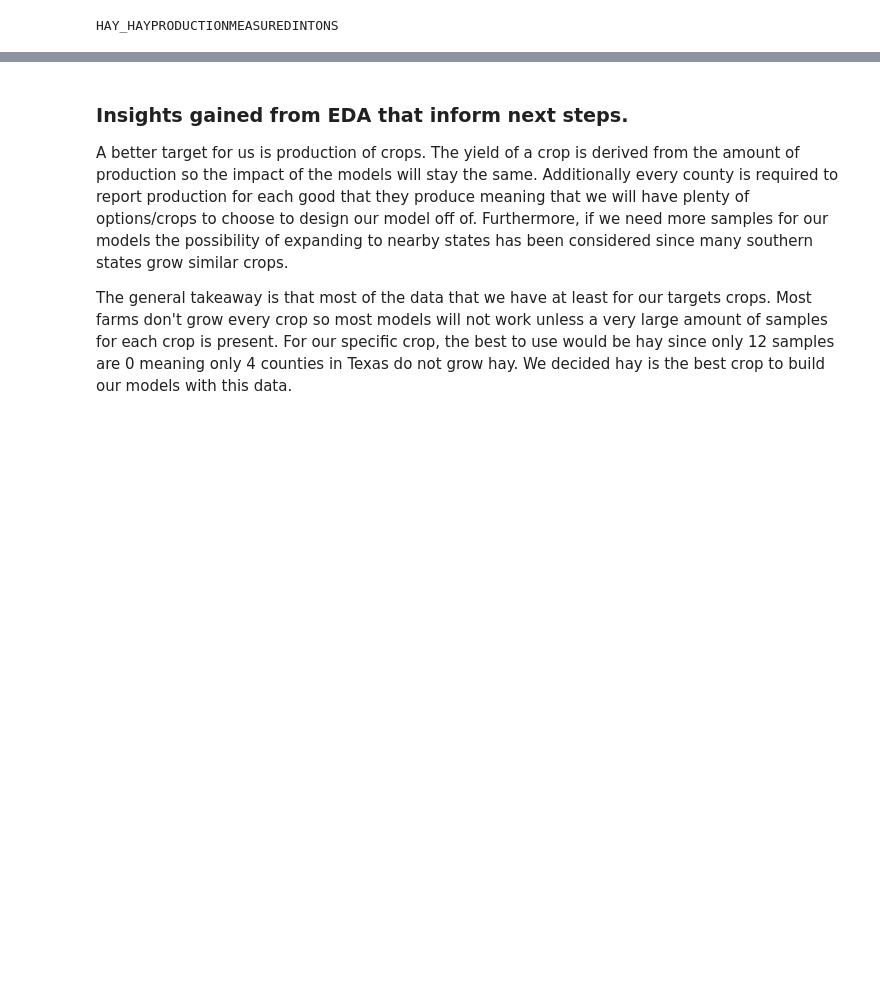
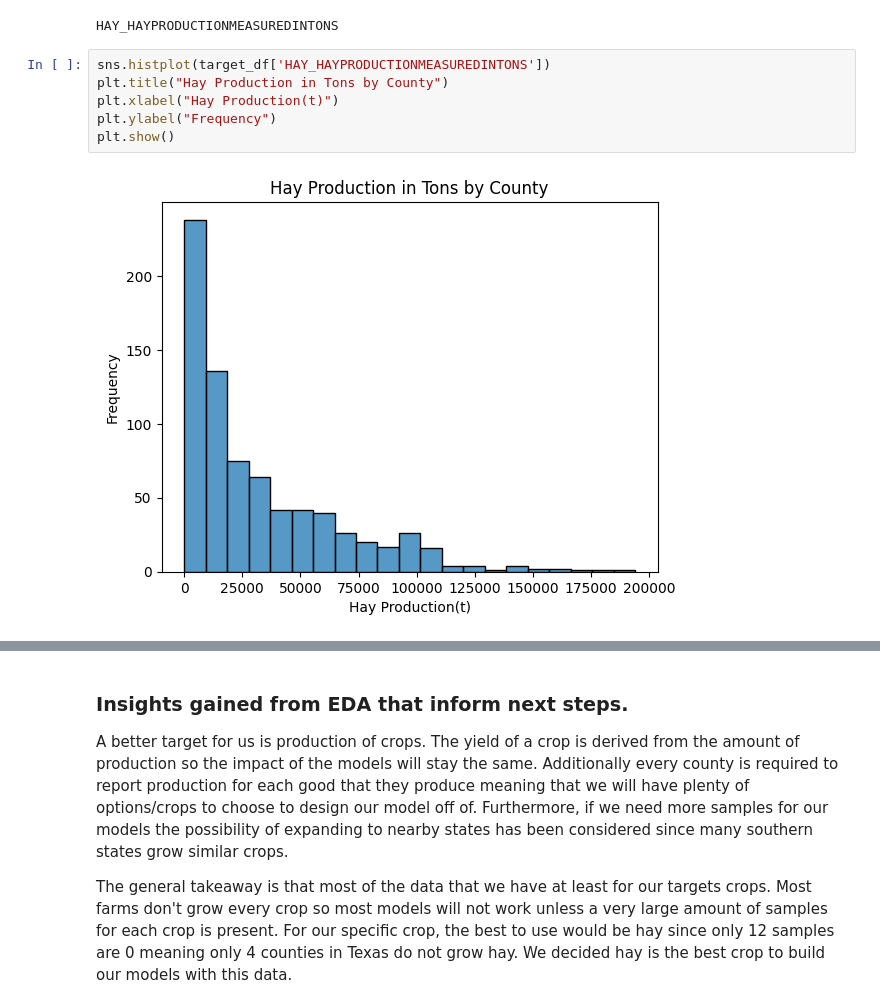
Before and after one commit to StephenC959/AGCensusPrediction, a Jupyter notebook: project_progress.ipynb, the cells around one changed output, grey strips where cells are left out. Drawn from its saved outputs; the diff is of its cells as text; blank space fills up the shorter version.

```diff
--- a/project_progress.ipynb
+++ b/project_progress.ipynb
@@ -163,3 +163,11 @@ plt.show()
 print(target_df.columns[19])
 # %% [output]
 HAY_HAYPRODUCTIONMEASUREDINTONS
+# %%
+sns.histplot(target_df['HAY_HAYPRODUCTIONMEASUREDINTONS'])
+plt.title("Hay Production in Tons by County")
+plt.xlabel("Hay Production(t)")
+plt.ylabel("Frequency")
+plt.show()
+# %% [output]
+[figure, added]
```
Also changed, not shown: parts of 9 cells of this notebook, 1 other file.
